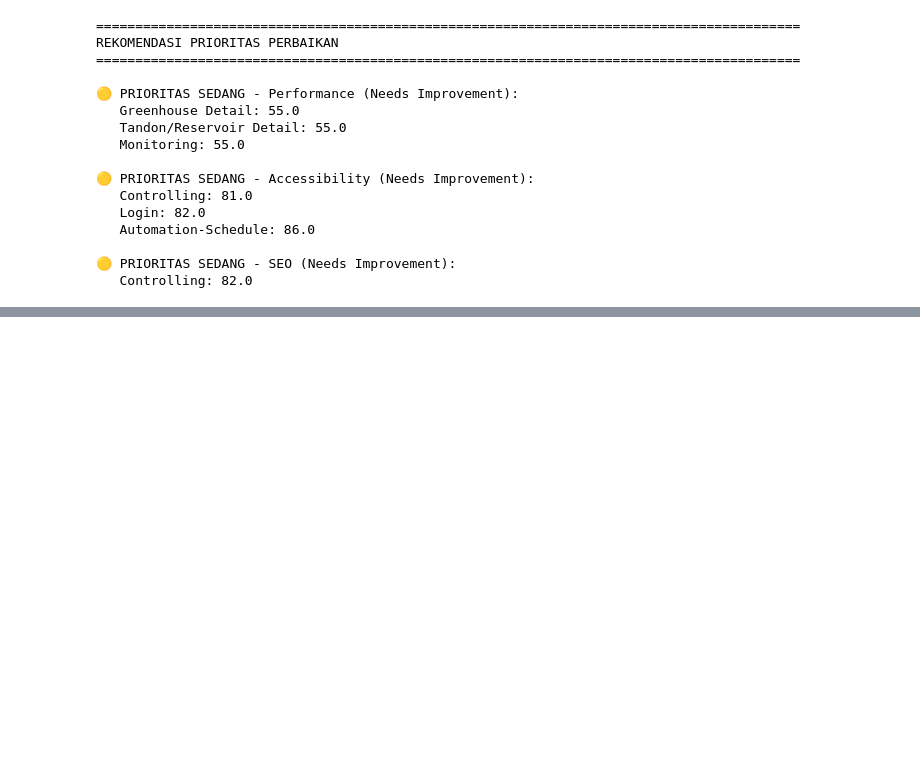
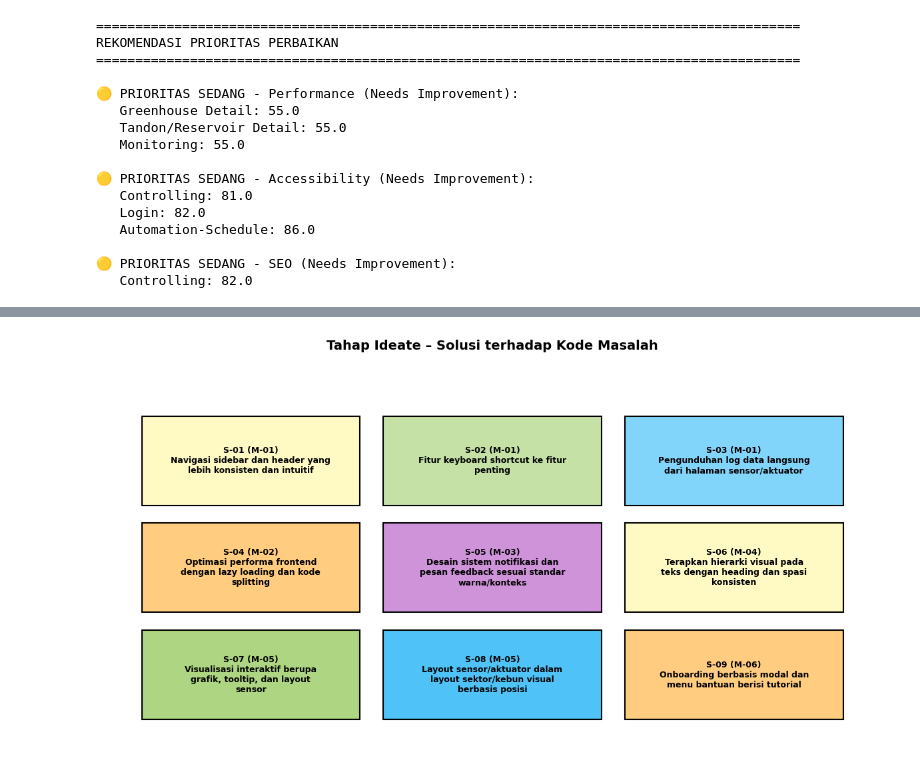
Before and after one commit to muhamyusuf/Tugas-Akhir-Muhammad-Yusuf, a Jupyter notebook: Data/Python Hitung/data.ipynb, the cells around one changed output, grey strips where cells are left out. Saved outputs shown, nothing was run; the diff lists cells and outputs as text; code cells hidden in the pictures; blank space fills up the shorter version.

```diff
--- a/Data/Python Hitung/data.ipynb
+++ b/Data/Python Hitung/data.ipynb
@@ -744,0 +1081,68 @@ REKOMENDASI PRIORITAS PERBAIKAN
+# %%
+import matplotlib.pyplot as plt
+import matplotlib.patches as patches
+import textwrap
+
+# Data solusi: (Kode, Solusi, Kode Masalah, Warna)
+solusi_list = [
+    ("S-01", "Navigasi sidebar dan header yang lebih konsisten dan intuitif", "M-01", "#FFF9C4"),
+    ("S-02", "Fitur keyboard shortcut ke fitur penting", "M-01", "#C5E1A5"),
+    ("S-03", "Pengunduhan log data langsung dari halaman sensor/aktuator", "M-01", "#81D4FA"),
+    ("S-04", "Optimasi performa frontend dengan lazy loading dan kode splitting", "M-02", "#FFCC80"),
+    ("S-05", "Desain sistem notifikasi dan pesan feedback sesuai standar warna/konteks", "M-03", "#CE93D8"),
+    ("S-06", "Terapkan hierarki visual pada teks dengan heading dan spasi konsisten", "M-04", "#FFF9C4"),
+    ("S-07", "Visualisasi interaktif berupa grafik, tooltip, dan layout sensor", "M-05", "#AED581"),
+    ("S-08", "Layout sensor/aktuator dalam layout sektor/kebun visual berbasis posisi", "M-05", "#4FC3F7"),
+    ("S-09", "Onboarding berbasis modal dan menu bantuan berisi tutorial", "M-06", "#FFCC80")
+]
+
+# Setup grid
+n_cols = 3
+n_rows = 3
+box_width = 0.28
+box_height = 0.25
+h_spacing = 0.03
+v_spacing = 0.05
+
+fig, ax = plt.subplots(figsize=(12, 6))
+ax.set_xlim(0, 1)
+ax.set_ylim(0, 1)
+ax.axis('off')
+
+for i, (kode, deskripsi, masalah, warna) in enumerate(solusi_list):
+    col = i % n_cols
+    row = n_rows - 1 - (i // n_cols)
+    x = col * (box_width + h_spacing) + 0.05
+    y = row * (box_height + v_spacing) + 0.05
+
+    # Tambahkan rectangle
+    ax.add_patch(patches.Rectangle(
+        (x, y), box_width, box_height,
+        linewidth=1.5,
+        edgecolor='black',
+        facecolor=warna,
+        zorder=1
+    ))
+
+    # Wrap text untuk deskripsi solusi
+    wrapped_text = textwrap.fill(deskripsi, width=32)
+
+    # Tampilkan kode solusi dan kode masalah
+    full_text = f"{kode} ({masalah})\n{wrapped_text}"
+    ax.text(
+        x + box_width/2, y + box_height/2,
+        full_text,
+        fontsize=9,
+        ha='center',
+        va='center',
+        weight='bold',
+        wrap=True,
+        zorder=2
+    )
+
+# Judul
+plt.suptitle("Tahap Ideate – Solusi terhadap Kode Masalah", fontsize=14, weight='bold', y=1.02)
+plt.tight_layout()
+plt.show()
+# %% [output]
+[figure, added]
```
Also changed, not shown: parts of 3 cells of this notebook, 14 other files.
